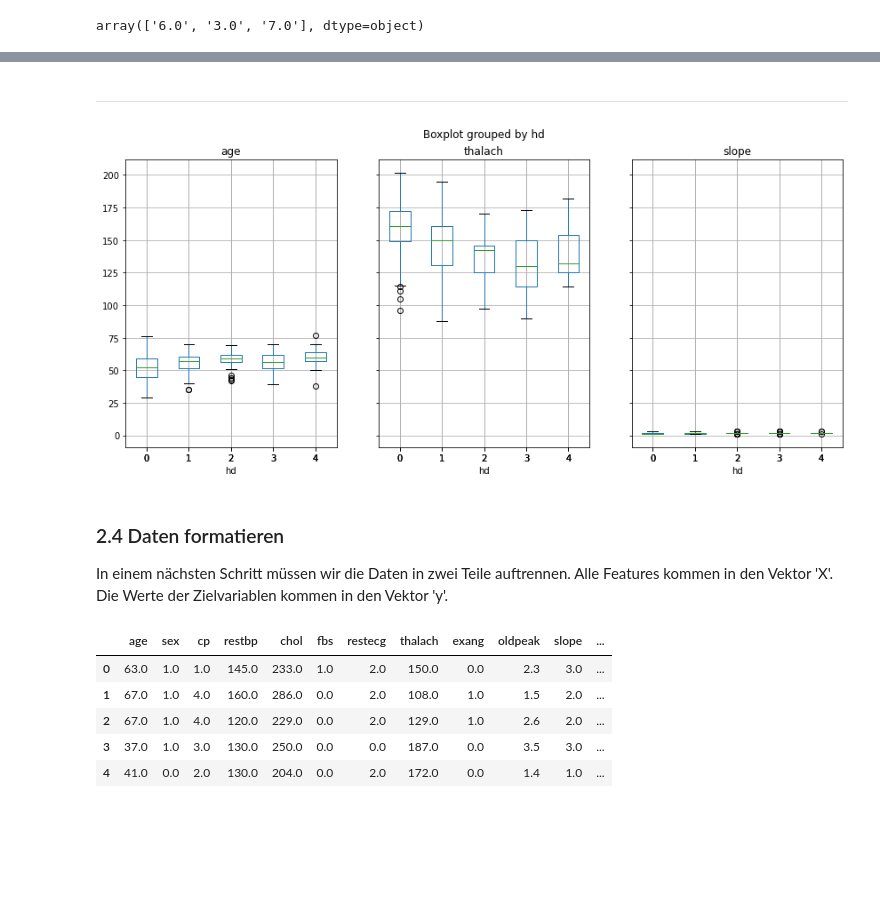
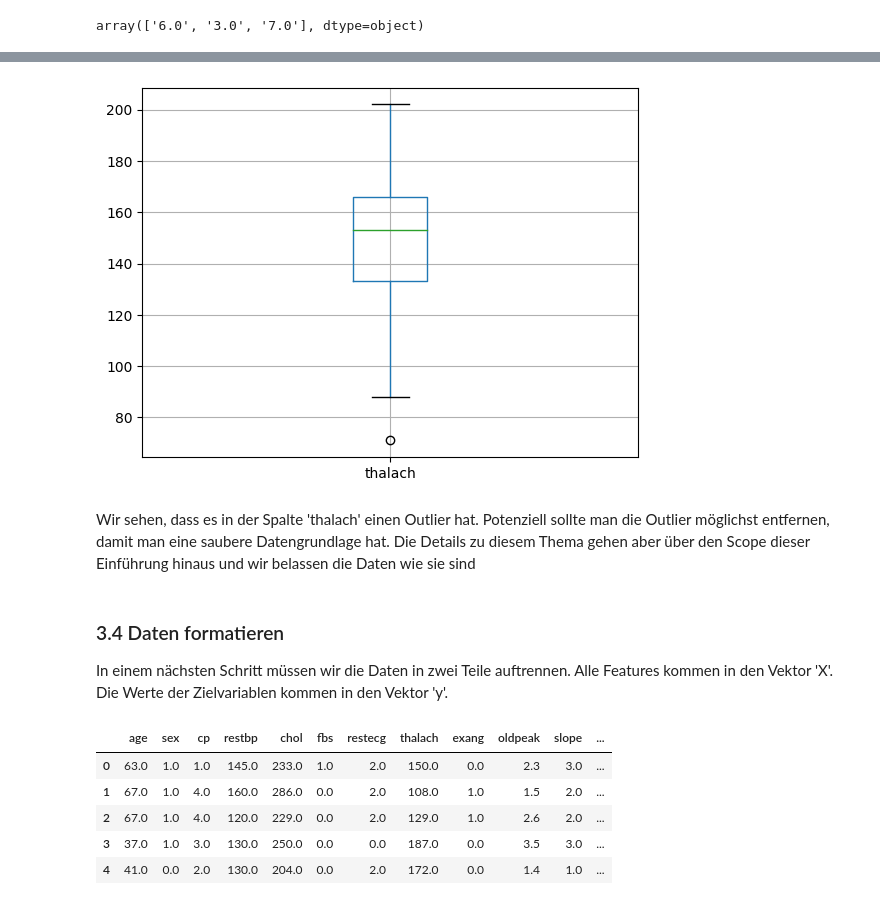
Before and after one commit to alles-grob/dc-jupyter-notebook-g, a Jupyter notebook: demo.ipynb, the cells around one changed output, grey strips where cells are left out. Saved outputs shown, nothing was run; the diff lists cells and outputs as text; code cells hidden in the pictures; blank space fills up the shorter version.

```diff
--- a/demo.ipynb
+++ b/demo.ipynb
@@ -358,8 +285,0 @@ df_clean = df_clean_help[df_clean_help['thalach'] != 71]
-# %% [markdown]
----
-# %%
-# Wir prüfen, ob alle Ausreisser entfernt worden sind
-df_clean.boxplot(column=['age', 'thalach', 'slope'], by='hd', layout=(1,3), figsize=(14,6))
-plt.show()
-# %% [output]
-[figure, removed]
@@ -375,3 +286,11 @@ plt.show()
+# %%
+# .boxplot(Spaltenname) plottet einen Boxplot einer Tabellenspalte
+df_no_missing_2.boxplot('thalach')
+plt.show()
+# %% [output]
+[figure, added]
+# %% [markdown]
+Wir sehen, dass es in der Spalte 'thalach' einen Outlier hat. Potenziell sollte man die Outlier möglichst entfernen, damit man eine saubere Datengrundlage hat. Die Details zu diesem Thema gehen aber über den Scope dieser Einführung hinaus und wir belassen die Daten wie sie sind
 # %% [markdown]
-### 2.4 Daten formatieren
+### 3.4 Daten formatieren
 In einem nächsten Schritt müssen wir die Daten in zwei Teile auftrennen. Alle Features kommen in den Vektor 'X'. Die Werte der Zielvariablen kommen in den Vektor 'y'.
```
Also changed, not shown: parts of 135 cells of this notebook, 2 other files.
